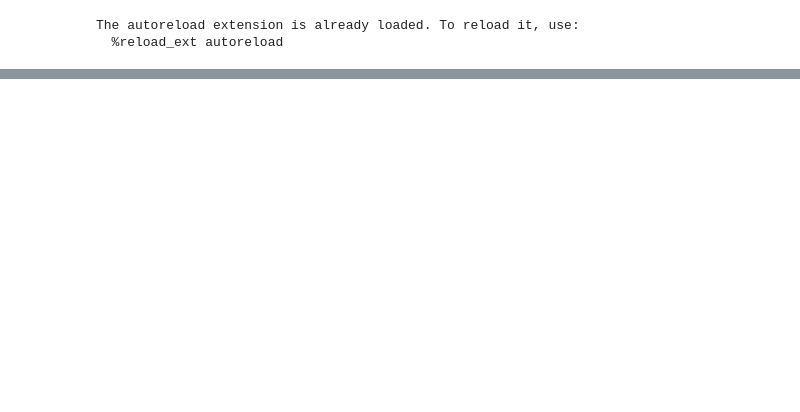
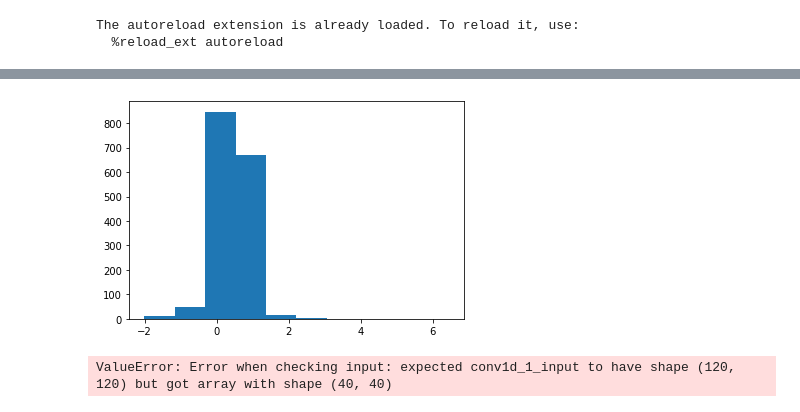
Before and after one commit to mariaxen/butterfly, a Jupyter notebook: notebooks/maria_004_CNN.ipynb, the cells around one changed output, grey strips where cells are left out. Saved outputs shown, nothing was run; the diff lists cells and outputs as text; code cells hidden in the pictures; blank space fills up the shorter version.

Commit message:
pickles and restructured models

```diff
--- a/notebooks/maria_004_CNN.ipynb
+++ b/notebooks/maria_004_CNN.ipynb
@@ -54,3 +68,7 @@ omics = ['rna', 'plasma_l', 'serum_l', 'microb', 'immune', 'metabol', 'plasma_s'
+# %%
+plt.hist(pic[0].flatten());
+# %% [output]
+[figure, added]
 # %%
 albums = []
 for predictor_index in tqdm(range(len(omics))):
@@ -70,8 +101,16 @@ with open('albums.pkl', 'rb') as f:
 # %%
-prediction_train = []
-observed_train = []
-prediction_test = []
-observed_test = []
+prediction_train_f = []
+observed_train_f = []
+prediction_test_f = []
+observed_test_f = []
+
+prediction_train_fR = []
+observed_train_fR = []
+prediction_test_fR = []
+observed_test_fR = []
+
+DF = pyreadr.read_r('/home/mxenoc/workspace/butterfly/data/omics.RData')
+DF = DF["DF"]
 
 for predictor_index in tqdm(range(len(omics))):
 
@@ -85,18 +124,31 @@ for predictor_index in tqdm(range(len(omics))):
     y = response_df.values
     y = response_df.drop(['patientID'], axis = 1).values
 
-    X = np.asarray(albums[predictor_index])
+    #CNN
+    #Get your predictor dataset
+    X_CNN = np.asarray(albums[predictor_index])
 
     prediction_train_CNN = []
     observed_train_CNN = []
     prediction_test_CNN = []
     observed_test_CNN = []
 
+    #RF
+    #Get your predictor dataset
+    X_RF = RF_predictor[predictor_index]
+    X_RF = X_RF.values
+    X_RF = StandardScaler().fit_transform(X_RF)
+
+    prediction_train_RF = []
+    observed_train_RF = []
+    prediction_test_RF = []
+    observed_test_RF = []
+
     for feat in tqdm(range(y.shape[1])):
 
         prediction_train, observed_train, prediction_test, observed_test = zip(*Parallel(n_jobs=nruns)
                                (delayed(butterfly.Models.CNN)
-                                (X, y[:,feat], groups, pixels, features, folds, epochs, optimiser, loss, "CNN")
+                                (X_CNN, y[:,feat], groups, pixels, features, folds, epochs, optimiser, loss)
                                 for cv in range(nruns)))
 
         prediction_train_CNN.append(prediction_train)
@@ -104,7 +156,24 @@ for predictor_index in tqdm(range(len(omics))):
         prediction_test_CNN.append(prediction_test)
         observed_test_CNN.append(observed_test)
 
-    prediction_train.append(prediction_train)
-    observed_train.append(observed_train)
-    prediction_test.append(prediction_test)
-    observed_test.append(observed_test)
+        prediction_train, observed_train, prediction_test, observed_test = zip(*Parallel(n_jobs=nruns)
+                               (delayed(butterfly.Models.RF)
+                                (X_RF, y[:,feat], groups, folds, 'RF_regressor', ntrees)
+                                for cv in range(nruns)))
+
+        prediction_train_RF.append(prediction_train)
+        observed_train_RF.append(observed_train)
+        prediction_test_RF.append(prediction_test)
+        observed_test_RF.append(observed_test)
+
+    prediction_train_f.append(prediction_train_CNN)
+    observed_train_f.append(observed_train_CNN)
+    prediction_test_f.append(prediction_test_CNN)
+    observed_test_f.append(observed_test_CNN)
+
+    prediction_train_fR.append(prediction_train_RF)
+    observed_train_fR.append(observed_train_RF)
+    prediction_test_fR.append(prediction_test_RF)
+    observed_test_fR.append(observed_test_RF)
+# %% [output]
+ValueError: Error when checking input: expected conv1d_1_input to have shape (120, 120) but got array with shape (40, 40)
```
Also changed, not shown: parts of 12 cells of this notebook, 4 other files.
